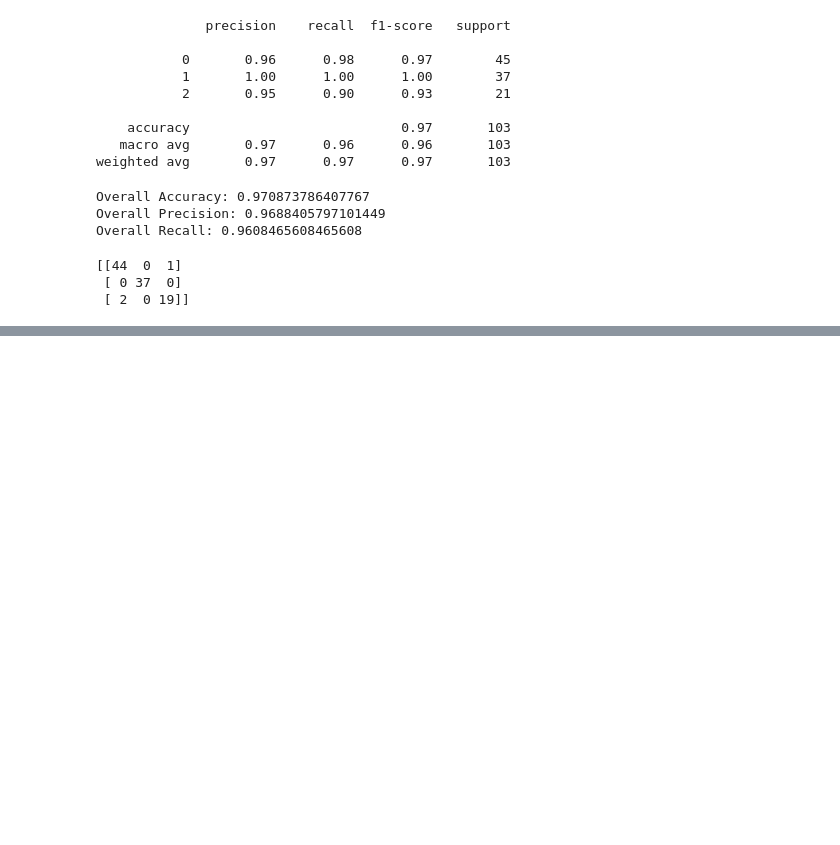
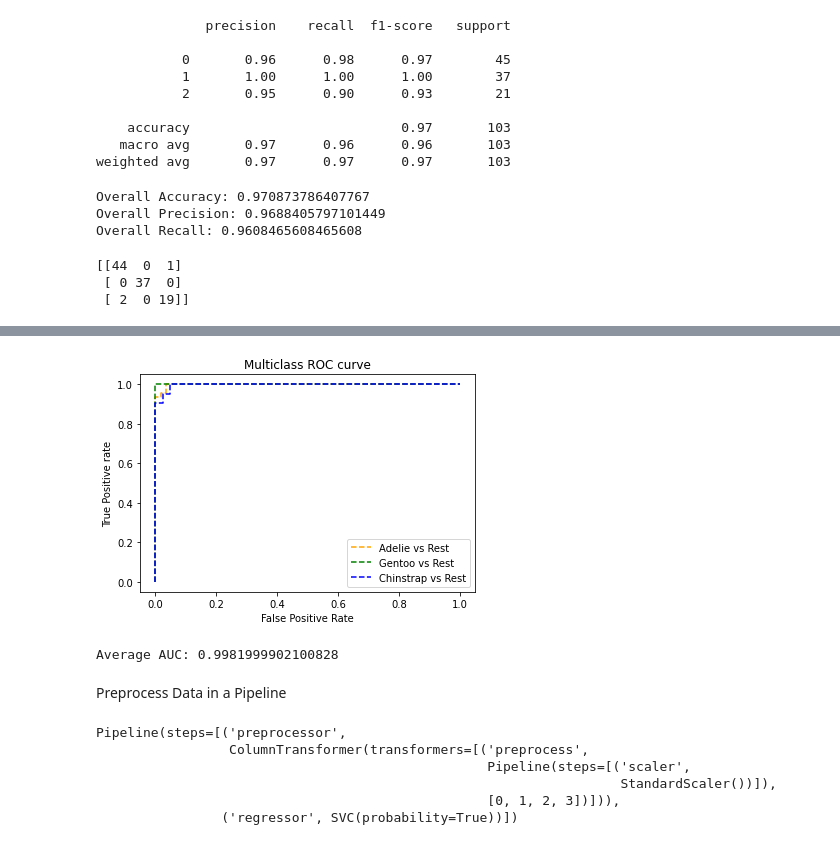
Before and after one commit to sunnylistax25/ClassificationModelEvaluation_Train, a Jupyter notebook: Train_EvaluatingClassificationModel.ipynb, the cells around one changed output, grey strips where cells are left out. Drawn from its saved outputs; the diff is of its cells as text; code cells hidden in the pictures; blank space fills up the shorter version.

Commit message:
Classification model complete.

```diff
--- a/Train_EvaluatingClassificationModel.ipynb
+++ b/Train_EvaluatingClassificationModel.ipynb
@@ -559,0 +575,64 @@ print(mcm)
+# %%
+from sklearn.metrics import roc_curve
+from sklearn.metrics import roc_auc_score
+
+# Get class probability scores
+penguin_prob = multi_model.predict_proba(x_penguin_test)
+
+# Get ROC metrics for each class
+fpr = {}
+tpr = {}
+thresh ={}
+for i in range(len(penguin_classes)):
+    fpr[i], tpr[i], thresh[i] = roc_curve(y_penguin_test, penguin_prob[:,i], pos_label=i)
+
+# Plot the ROC chart
+plt.plot(fpr[0], tpr[0], linestyle='--',color='orange', label=penguin_classes[0] + ' vs Rest')
+plt.plot(fpr[1], tpr[1], linestyle='--',color='green', label=penguin_classes[1] + ' vs Rest')
+plt.plot(fpr[2], tpr[2], linestyle='--',color='blue', label=penguin_classes[2] + ' vs Rest')
+plt.title('Multiclass ROC curve')
+plt.xlabel('False Positive Rate')
+plt.ylabel('True Positive rate')
+plt.legend(loc='best')
+plt.show()
+# %% [output]
+[figure, added]
+# %%
+auc = roc_auc_score(y_penguin_test,penguin_prob, multi_class='ovr')
+print('Average AUC:', auc)
+# %% [output]
+Average AUC: 0.9981999902100828
+# %% [markdown]
+Preprocess Data in a Pipeline
+# %%
+from sklearn.preprocessing import StandardScaler
+from sklearn.compose import ColumnTransformer
+from sklearn.pipeline import Pipeline
+from sklearn.svm import SVC
+
+# Define preprocessing for numeric columns (scale them)
+feature_columns = [0,1,2,3]
+feature_transformer = Pipeline(steps=[
+    ('scaler', StandardScaler())
+    ])
+
+# Create preprocessing steps
+preprocessor = ColumnTransformer(
+    transformers=[
+        ('preprocess', feature_transformer, feature_columns)])
+
+# Create training pipeline
+pipeline = Pipeline(steps=[('preprocessor', preprocessor),
+                           ('regressor', SVC(probability=True))])
+
+
+# fit the pipeline to train a linear regression model on the training set
+multi_model = pipeline.fit(x_penguin_train, y_penguin_train)
+print (multi_model)
+# %% [output]
+Pipeline(steps=[('preprocessor',
+                 ColumnTransformer(transformers=[('preprocess',
+                                                  Pipeline(steps=[('scaler',
+                                                                   StandardScaler())]),
+                                                  [0, 1, 2, 3])])),
+                ('regressor', SVC(probability=True))])
```
Also changed, not shown: parts of 10 cells of this notebook.
